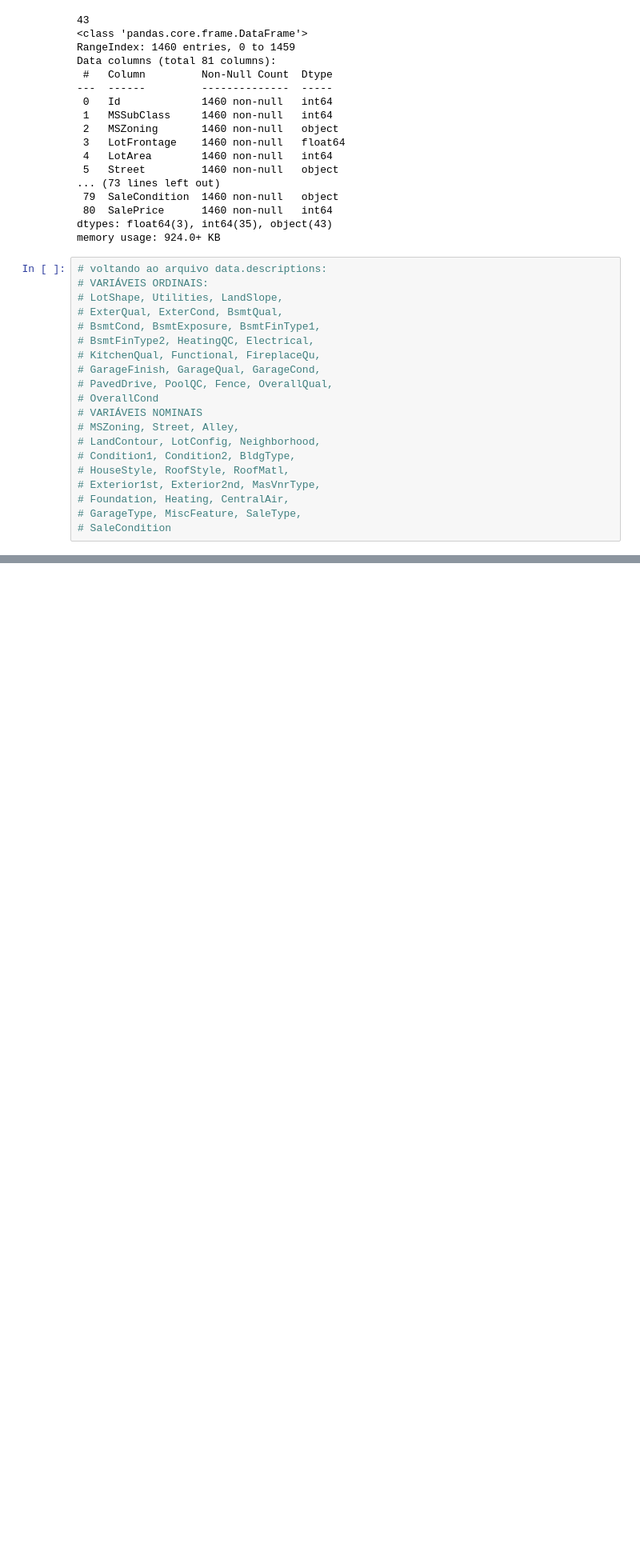
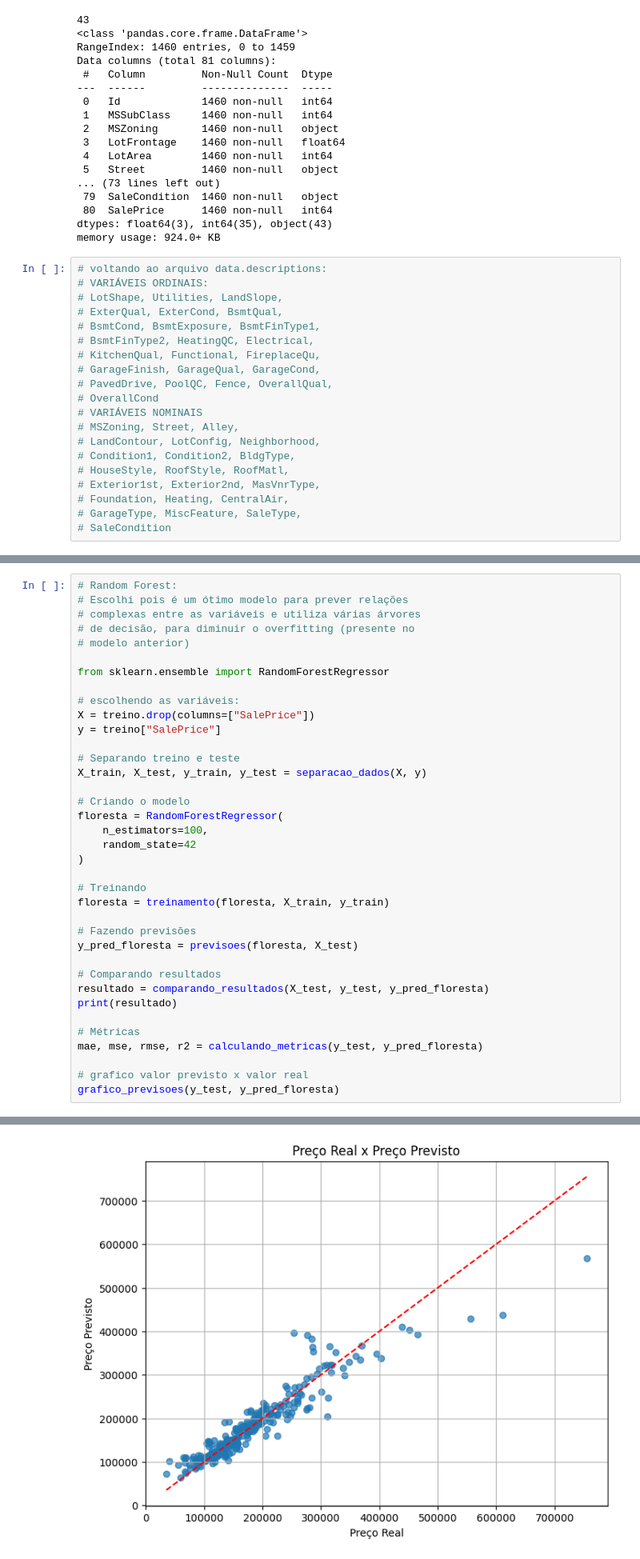
Before and after one commit to naathycc/Projeto-trainee-dados-Cati-Jr, a Jupyter notebook: notebook/house_prices.ipynb, the cells around one changed output, grey strips where cells are left out. Shown at 80% size. Saved outputs shown, nothing was run; the diff lists cells and outputs as text; blank space fills up the shorter version.

```diff
--- a/notebook/house_prices.ipynb
+++ b/notebook/house_prices.ipynb
@@ -470,0 +899,38 @@ print(len(categoricas))
+# %%
+# Random Forest:
+# Escolhi pois é um ótimo modelo para prever relações
+# complexas entre as variáveis e utiliza várias árvores
+# de decisão, para diminuir o overfitting (presente no
+# modelo anterior)
+
+from sklearn.ensemble import RandomForestRegressor
+
+# escolhendo as variáveis:
+X = treino.drop(columns=["SalePrice"])
+y = treino["SalePrice"]
+
+# Separando treino e teste
+X_train, X_test, y_train, y_test = separacao_dados(X, y)
+
+# Criando o modelo
+floresta = RandomForestRegressor(
+    n_estimators=100,
+    random_state=42
+)
+
+# Treinando
+floresta = treinamento(floresta, X_train, y_train)
+
+# Fazendo previsões
+y_pred_floresta = previsoes(floresta, X_test)
+
+# Comparando resultados
+resultado = comparando_resultados(X_test, y_test, y_pred_floresta)
+print(resultado)
+
+# Métricas
+mae, mse, rmse, r2 = calculando_metricas(y_test, y_pred_floresta)
+
+# grafico valor previsto x valor real
+grafico_previsoes(y_test, y_pred_floresta)
+# %% [output]
@@ -470,0 +954 @@ print(len(categoricas))
+[figure, added]
```
Also changed, not shown: parts of 48 cells of this notebook.
